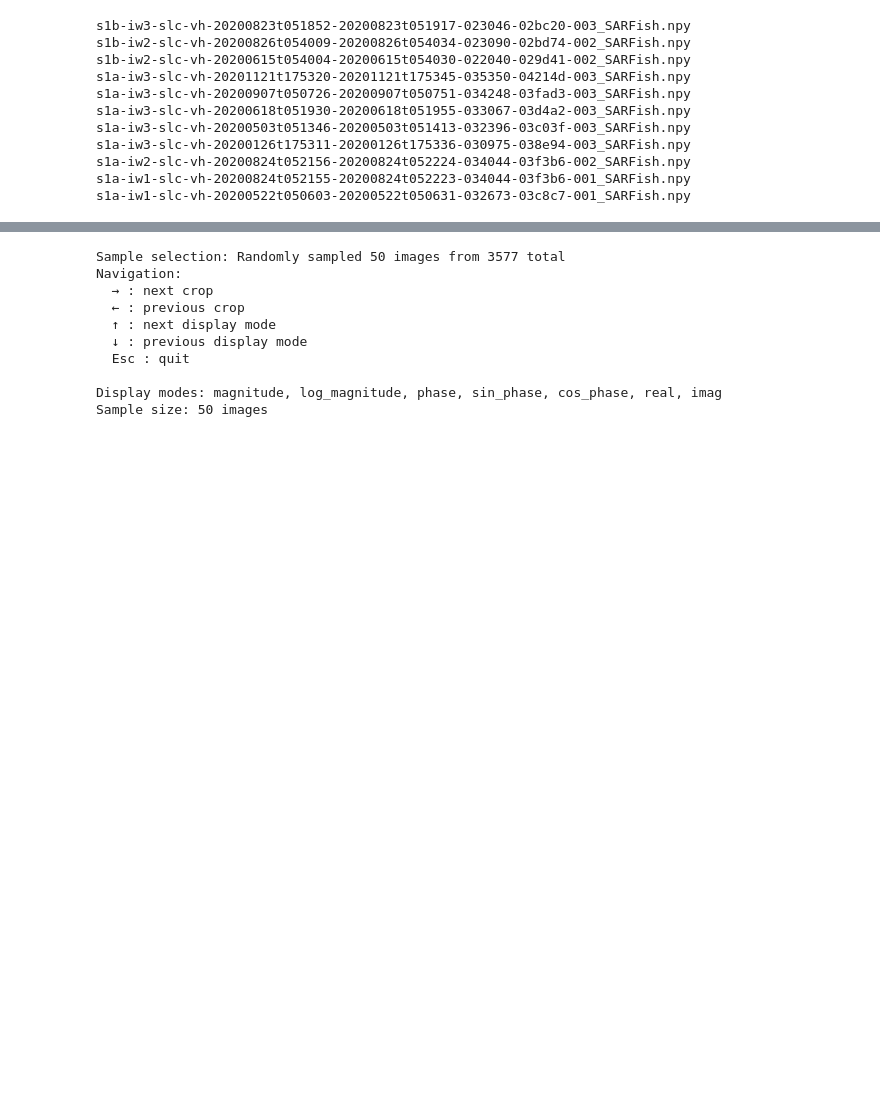
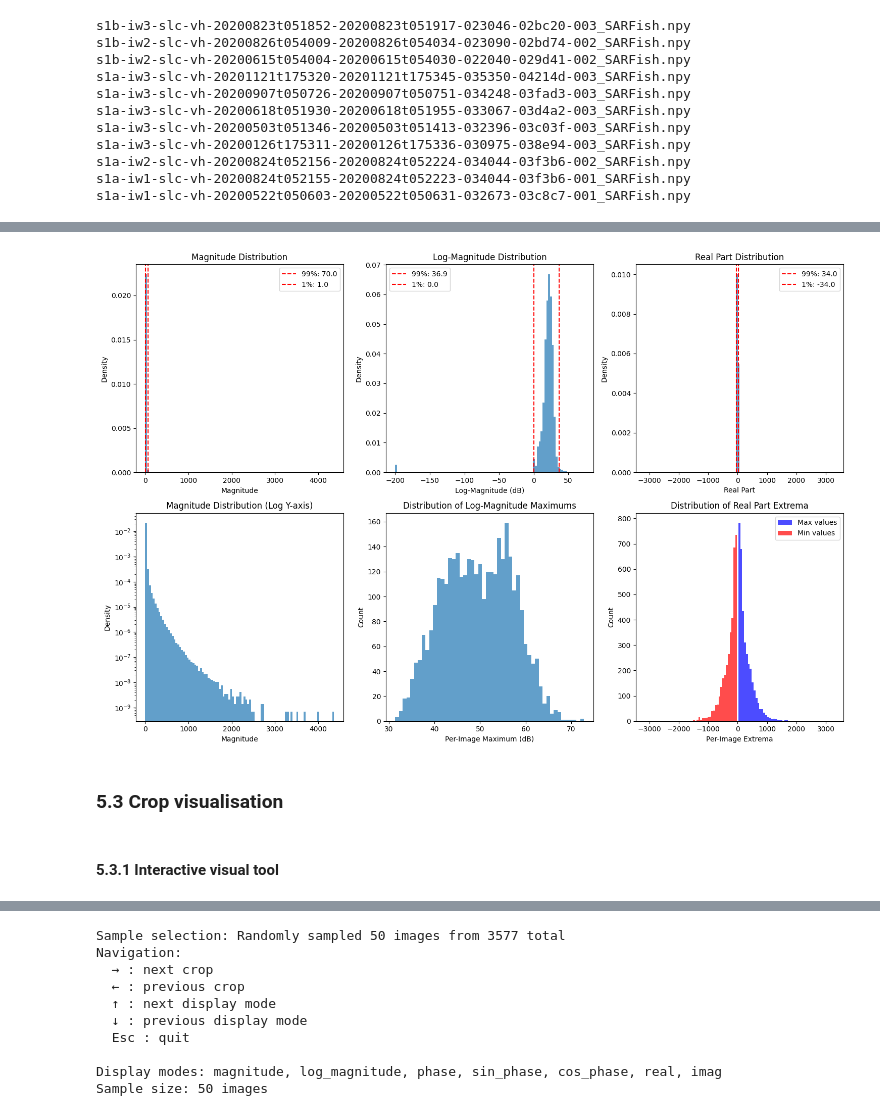
Before and after one commit to pmillitz/SARship-detect, a Jupyter notebook: working/SARFish_Project.ipynb, the cells around one changed output, grey strips where cells are left out. Cells and saved outputs as stored; diff of their text form; code cells hidden in the pictures; blank space fills up the shorter version.

```diff
--- a/working/SARFish_Project.ipynb
+++ b/working/SARFish_Project.ipynb
@@ -640,0 +627,3 @@ An interactive tool to visualise the extracted crops was developed. The tool off
+# %%
+# Analyse the magntiude and real components of crop pixels (all crops) to determine optimal visualisation parameters
+stats, mag_vals, log_vals, real_vals = analyze_crop_statistics('cropping') # optional: specifiy sample_size
@@ -640,0 +653,9 @@ An interactive tool to visualise the extracted crops was developed. The tool off
+# %%
+# Plot distribution visualizations
+plot_distribution_analysis(stats, mag_vals, log_vals, real_vals)
+# %% [output]
+[figure, added]
+# %% [markdown]
+### 5.3 Crop visualisation
+# %% [markdown]
+#### 5.3.1 Interactive visual tool
```
Also changed, not shown: parts of 29 cells of this notebook.
